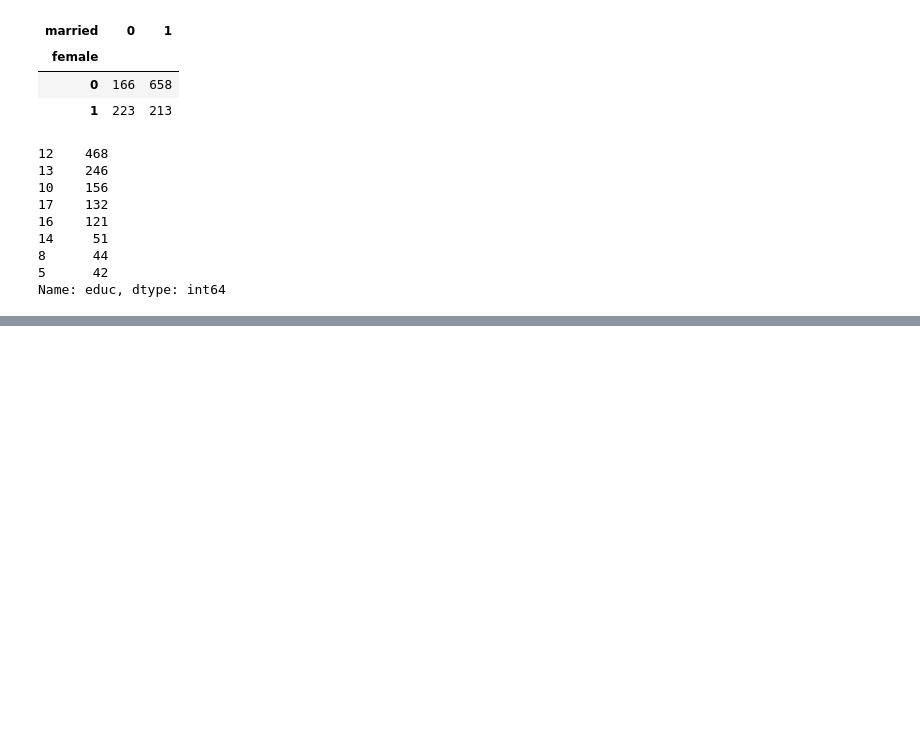
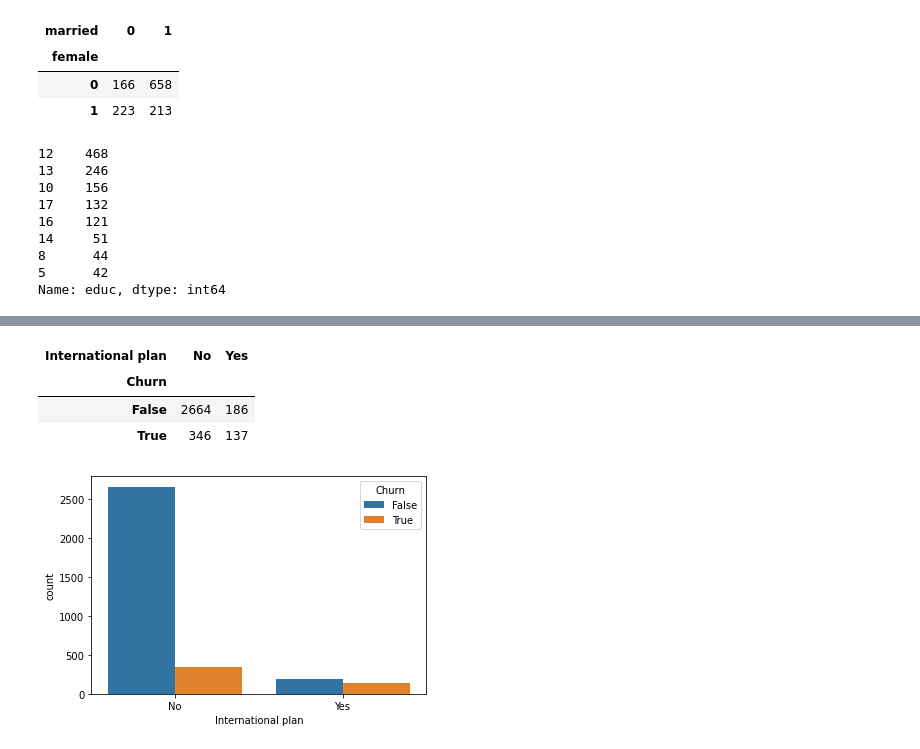
Before and after one commit to texnedo/mlcourse-labs, a Jupyter notebook: ml-course-test.ipynb, the cells around one changed output, grey strips where cells are left out. Cells and saved outputs as stored; diff of their text form; code cells hidden in the pictures; blank space fills up the shorter version.

```diff
--- a/ml-course-test.ipynb
+++ b/ml-course-test.ipynb
@@ -220,0 +251,3 @@ Name: educ, dtype: int64
+# %%
+df = pd.read_csv('./mlcourse.ai/data/telecom_churn.csv')
+df.head()
@@ -220,0 +313,11 @@ Name: educ, dtype: int64
+# %%
+pd.crosstab(df['Churn'], df['International plan'])
+# %% [output]
+| International plan | No | Yes |
+| Churn |  |  |
+| False | 2664 | 186 |
+| True | 346 | 137 |
+# %%
+sns.countplot(x='International plan', hue='Churn', data=df);
+# %% [output]
+[figure, added]
```
Also changed, not shown: parts of 37 cells of this notebook, 1 other file.
